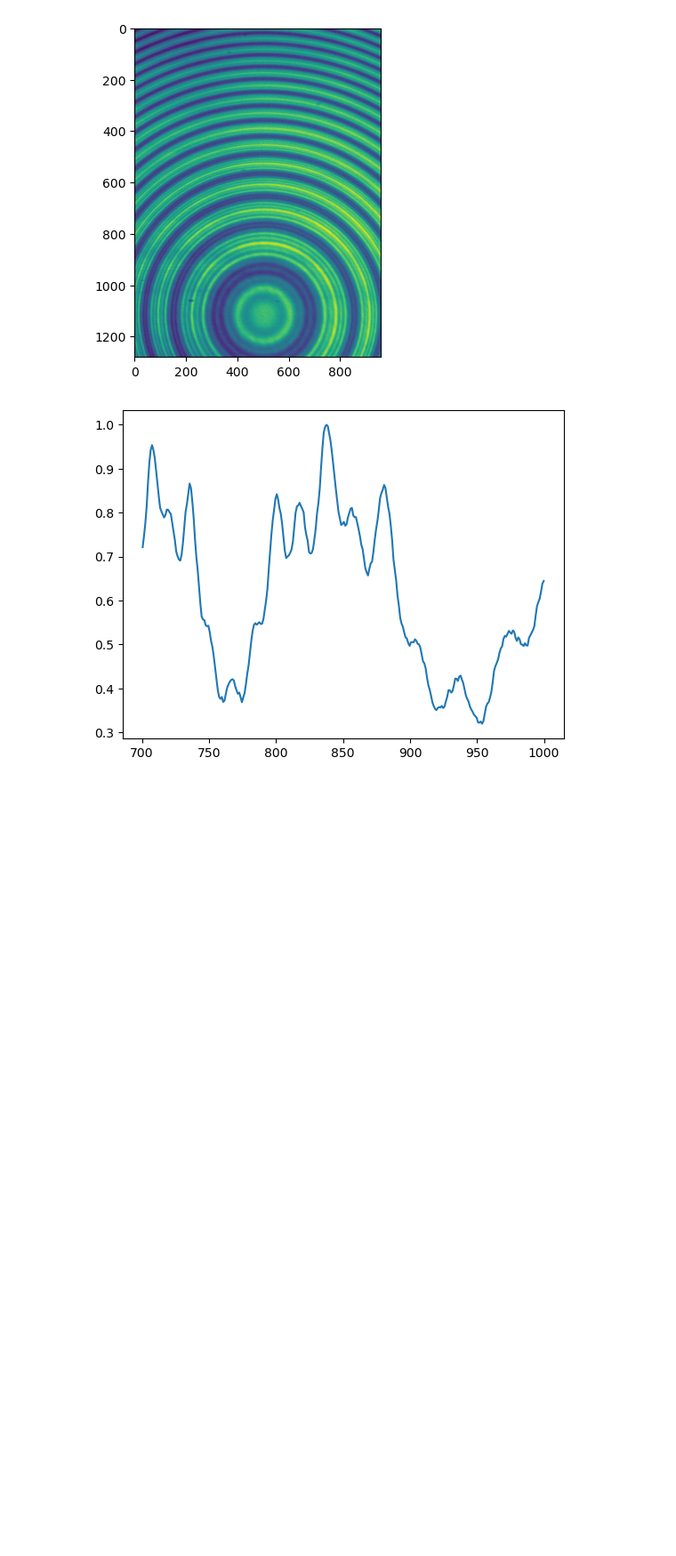
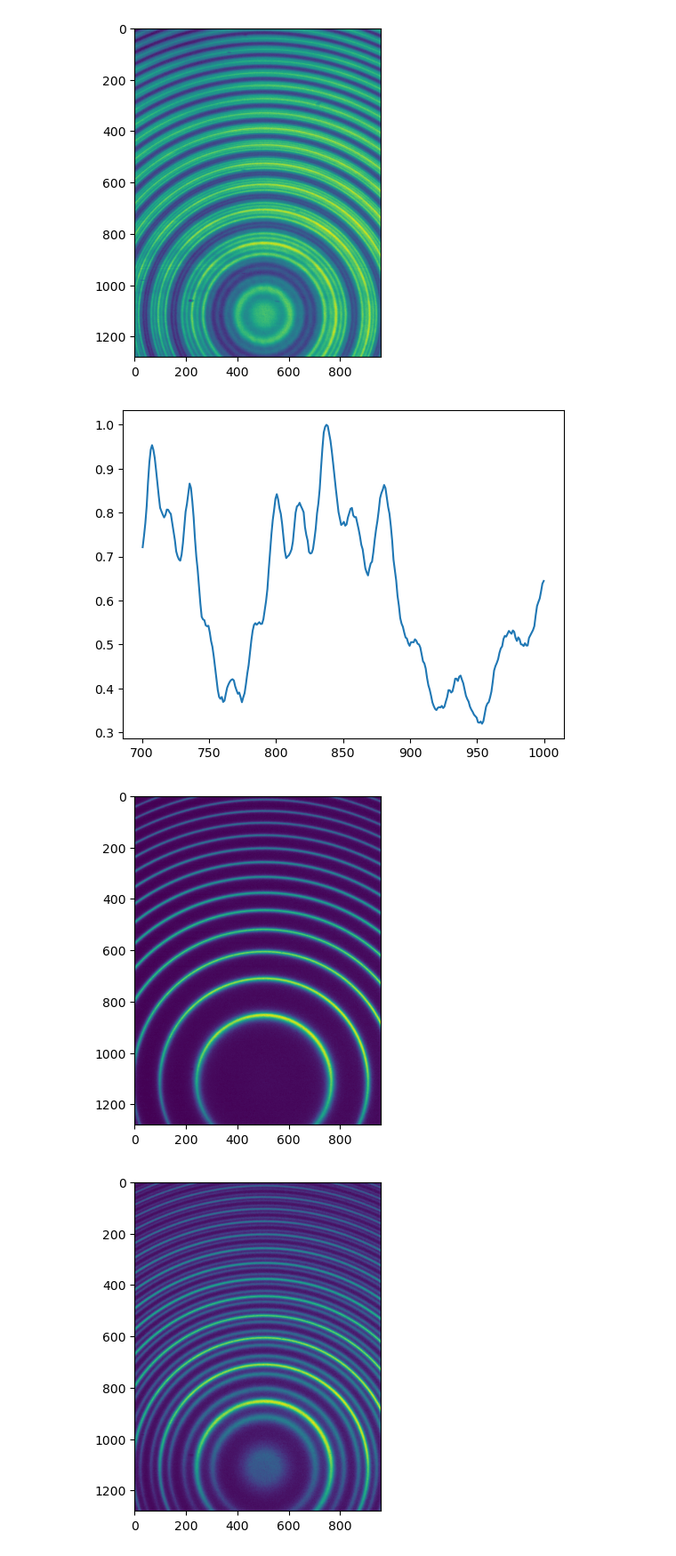
Before and after one commit to Omega3komma3/Zeeman-effect, a Jupyter notebook: Main.ipynb, the cells around one changed output. Shown at 89% size. Saved outputs shown, nothing was run; the diff lists cells and outputs as text; code cells hidden in the pictures; blank space fills up the shorter version.

```diff
--- a/Main.ipynb
+++ b/Main.ipynb
@@ -71,3 +71,45 @@ plt.show()
 # %% [output]
 [figure]
 [figure]
+# %%
+yellow_basic = "./Measurment Data/Yellow Lines/579nm2s100F Calibration.dat"
+yellow_full = "./Measurment Data/Yellow Lines/579nm2s100F Without Pol 28A.dat"
+yellow_pol90 = "./Measurment Data/Yellow Lines/579nm2s100F With Pol 90° 28A.dat"
+yellow_pol180 = "./Measurment Data/Yellow Lines/579nm2s100F With Pol 180° 28A.dat"
+DarkFrame_yellow = read_image(DarkFrame1)
+
+yellow_basic_image = read_image(yellow_basic) - DarkFrame_yellow/10
+yellow_basic_image[yellow_basic_image < 100] = 0
+yellow_basic_image = yellow_basic_image / yellow_basic_image.max()
+
+yellow_full_image = read_image(yellow_full) - DarkFrame_yellow/10
+yellow_full_image[yellow_full_image < 100] = 0
+yellow_full_image = yellow_full_image / yellow_full_image.max()
+
+yellow_pol90_image = read_image(yellow_pol90) - DarkFrame_yellow/10
+yellow_pol90_image[yellow_pol90_image < 100] = 0
+yellow_pol90_image = yellow_pol90_image / yellow_pol90_image.max()
+
+yellow_pol180_image = read_image(yellow_pol180) - DarkFrame_yellow/10
+yellow_pol180_image[yellow_pol180_image < 100] = 0
+yellow_pol180_image = yellow_pol180_image / yellow_pol180_image.max()
+
+
+plt.imshow(yellow_basic_image)
+plt.savefig('yellow_basic_image.png')
+plt.show()
+
+plt.imshow(yellow_full_image)
+plt.savefig('yellow_full_image.png')
+plt.show()
+
+plt.imshow(yellow_pol90_image)
+plt.savefig('yellow_pol90_image.png')
+plt.show()
+
+plt.imshow(yellow_pol180_image)
+plt.savefig('yellow_pol180_image.png')
+plt.show()
+# %% [output]
+[figure, added]
+[figure, added]
```
Also changed, not shown: parts of 1 cell of this notebook, 6 other files.
